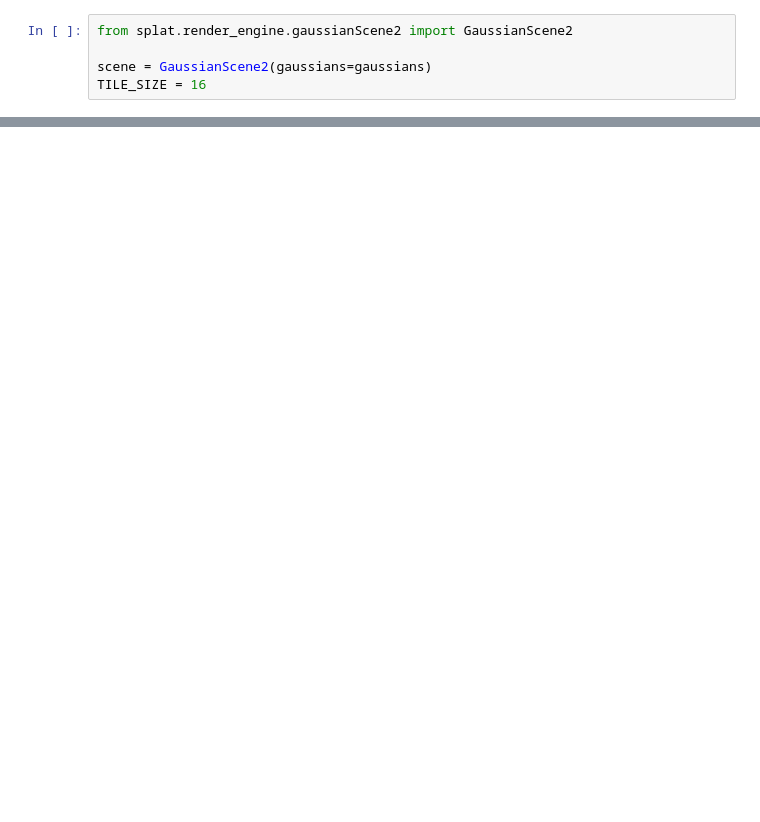
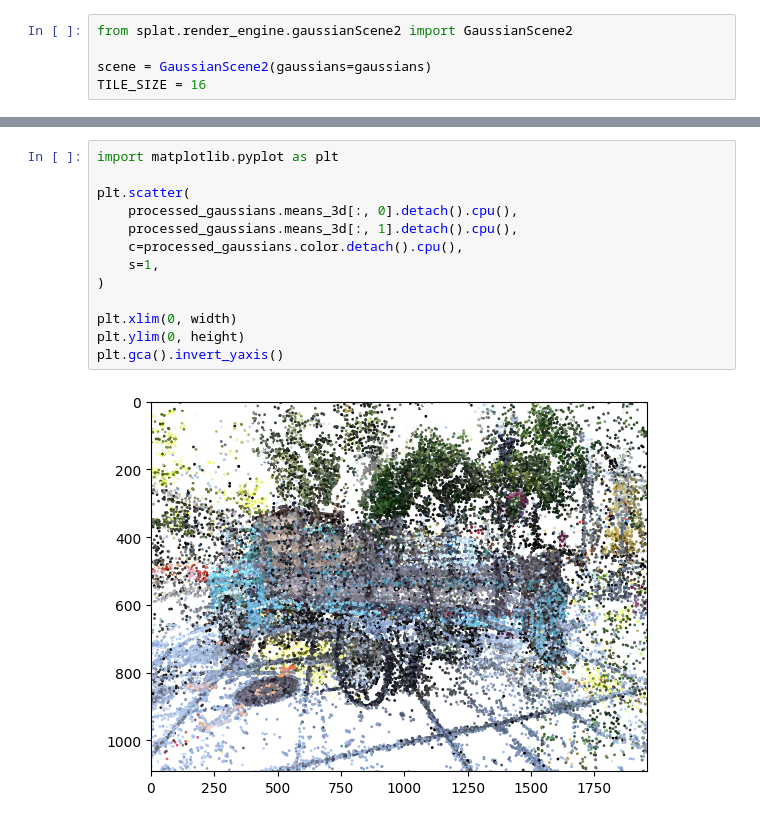
Before and after one commit to dcaustin33/intro_to_gaussian_splatting, a Jupyter notebook: splat/render_engine/test_gpu.ipynb, the cells around one changed output, grey strips where cells are left out. Drawn from its saved outputs; the diff is of its cells as text; blank space fills up the shorter version.

```diff
--- a/splat/render_engine/test_gpu.ipynb
+++ b/splat/render_engine/test_gpu.ipynb
@@ -81 +82,16 @@ torch.Size([2, 27333]) torch.Size([2, 27333])
+# %%
+import matplotlib.pyplot as plt
+
+plt.scatter(
+    processed_gaussians.means_3d[:, 0].detach().cpu(),
+    processed_gaussians.means_3d[:, 1].detach().cpu(),
+    c=processed_gaussians.color.detach().cpu(),
+    s=1,
+)
+
+plt.xlim(0, width)
+plt.ylim(0, height)
+plt.gca().invert_yaxis()
+# %% [output]
+[figure, added]
 # %%
```
Also changed, not shown: parts of 5 cells of this notebook, 16 other files.
